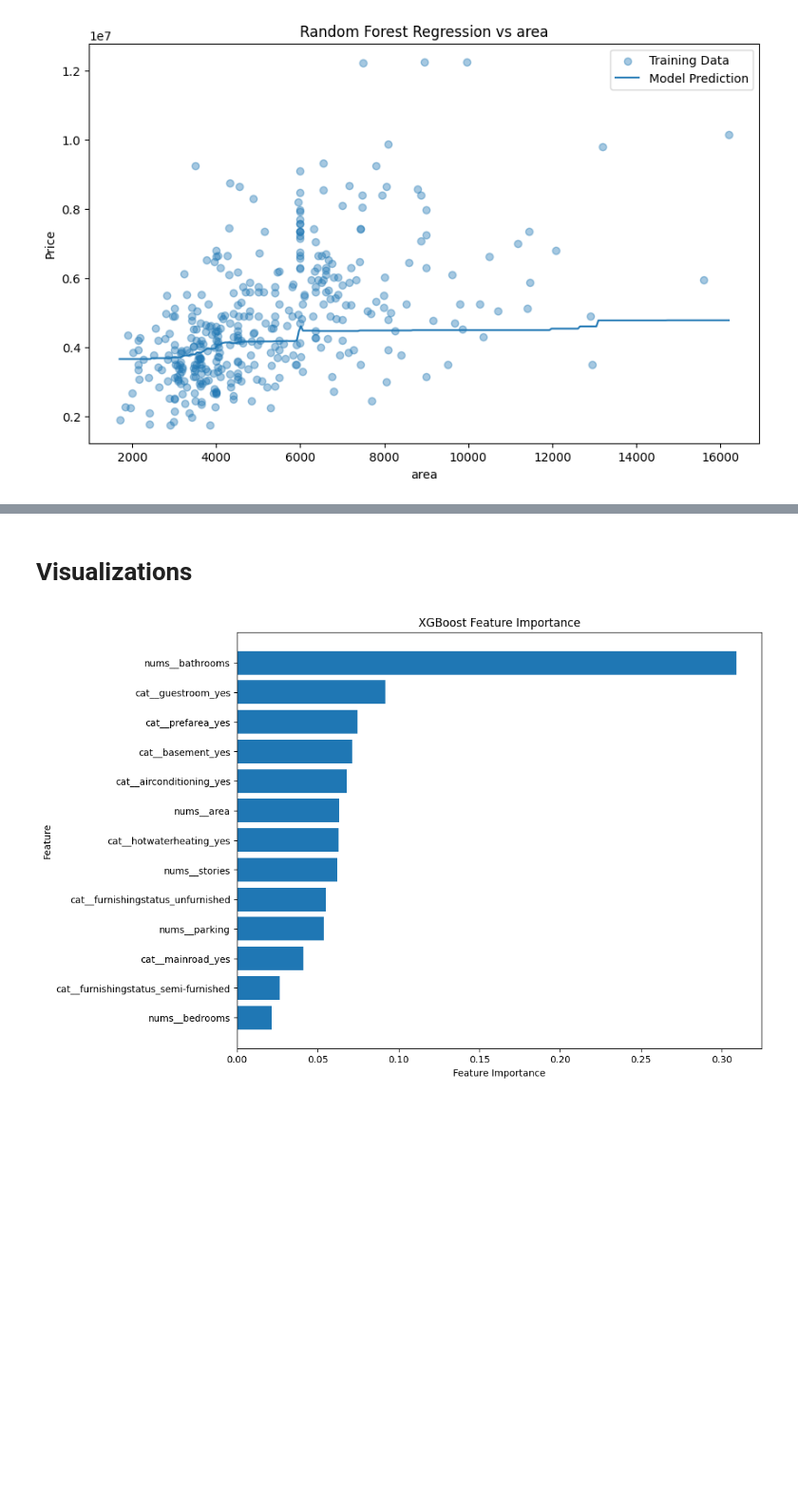
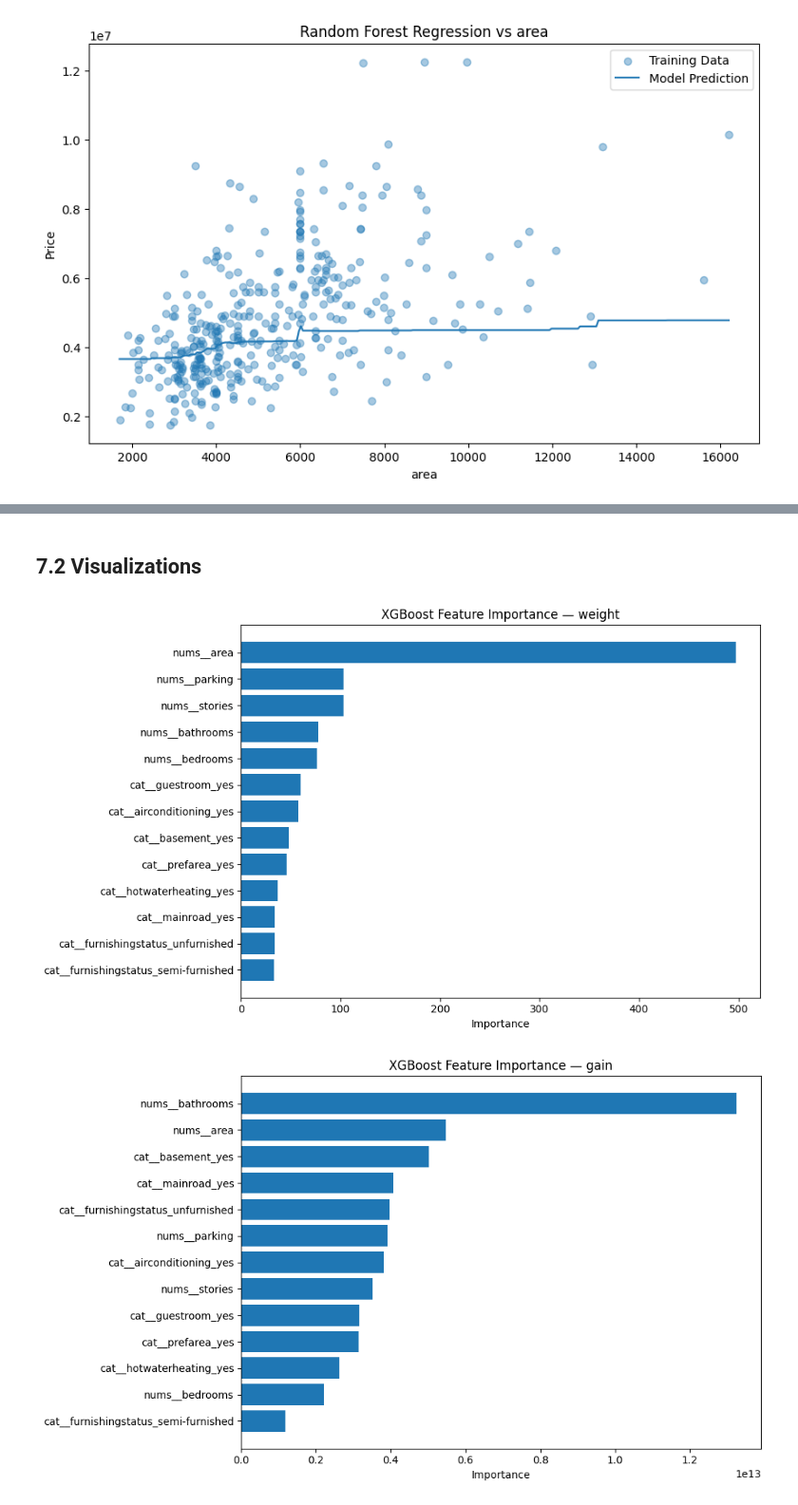
Before and after one commit to JherrerasPY/Project-003_House-Price-Prediction_Hard, a Jupyter notebook: main.ipynb, the cells around one changed output, grey strips where cells are left out. Shown at 95% size. Drawn from its saved outputs; the diff is of its cells as text; code cells hidden in the pictures; blank space fills up the shorter version.

Commit message:
models analysis added

```diff
--- a/main.ipynb
+++ b/main.ipynb
@@ -55,7 +66,7 @@ Y_test Shape: (164,)
 numeric_features = X_train.select_dtypes(include=['int64', 'float64']).columns
 print("Numeric Features:", numeric_features)
 
-categorical_features = X_train.select_dtypes(include=['str']).columns
+categorical_features = X_train.select_dtypes(include=['object']).columns
 print("Categorical Features:", categorical_features)
 # %% [output]
 Numeric Features: Index(['area', 'bedrooms', 'bathrooms', 'stories', 'parking'], dtype='str')
@@ -553,23 +825,46 @@ Mean Absolute Error:    39384.1797
 # %% [markdown]
-# Visualizations
+## 7.2 Visualizations
 # %%
 # Feature Importance
+# XGBoost's default feature_importances_ uses 'gain' — the average improvement
+# in the loss function brought by a feature across all splits where it is used.
+booster = XGB_model.get_booster()
 feature_names = xgb_pipeline.named_steps['preprocessor'].get_feature_names_out()
 
-feature_importance_df = pd.DataFrame({
-    'Feature': feature_names,
-    'Importance': XGB_model.feature_importances_
-}).sort_values(by='Importance', ascending=False)
+for imp_type in ['weight', 'gain']:
+    scores = booster.get_score(importance_type=imp_type)
+    # map f0, f1... back to real names
+    imp_df = pd.DataFrame({
+        'Feature': [feature_names[int(k[1:])] for k in scores],
+        'Importance': list(scores.values())
+    }).sort_values('Importance', ascending=False)
 
-plt.figure(figsize=(10, 8))
-plt.barh(feature_importance_df['Feature'], feature_importance_df['Importance'])
-plt.xlabel('Feature Importance')
-plt.ylabel('Feature')
-plt.title('XGBoost Feature Importance')
-plt.gca().invert_yaxis()
-plt.show()
+    plt.figure(figsize=(10, 6))
+    plt.barh(imp_df['Feature'], imp_df['Importance'])
+    plt.gca().invert_yaxis()
+    plt.title(f'XGBoost Feature Importance — {imp_type}')
+    plt.xlabel('Importance')
+    plt.tight_layout()
+    plt.show()
 
 feature_importance_df.head(15)
+
+# XGBoost importance rankings often differ from Random Forest because:
+# 1. XGBoost uses sequential trees — early trees dominate later ones
+# 2. 'gain' measures how much a feature IMPROVES the loss, not just usage count
+# 'area' will still lead, but the relative ranking of other features may differ.
+# Features that help correct specific errors (boosting target) may rank higher here.
+
+# 'weight' → how many times a feature is used to split across all trees
+#             (frequency of use — can be misleading if a feature splits often but poorly)
+# 'gain'   → average improvement in prediction quality brought by splits on this feature
+#             (quality of use — generally the better metric for importance)
+#
+# If a feature ranks high in weight but low in gain: it's used often but doesn't
+# help much — a candidate for removal.
+# If a feature ranks high in gain but low in weight: it's used rarely but very
+# impactfully when it is — a highly informative feature.
 # %% [output]
-[figure, old version]
+[figure, new version]
+[figure, added]
 |  | Feature | Importance |
```
Also changed, not shown: parts of 69 cells of this notebook, 2 other files.
